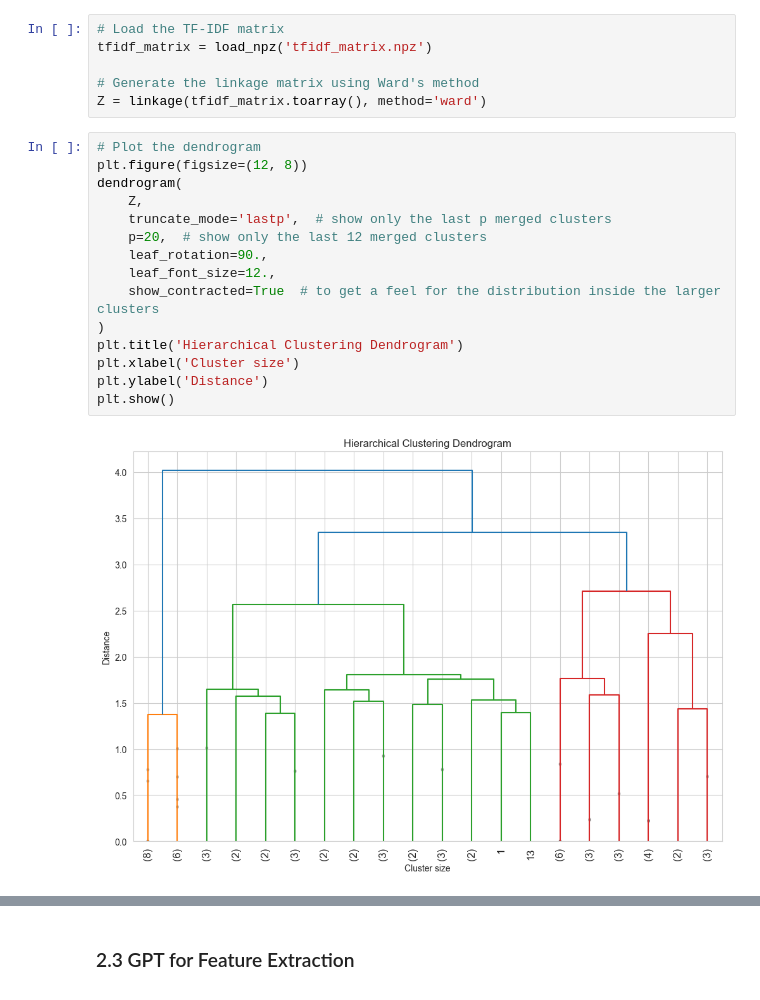
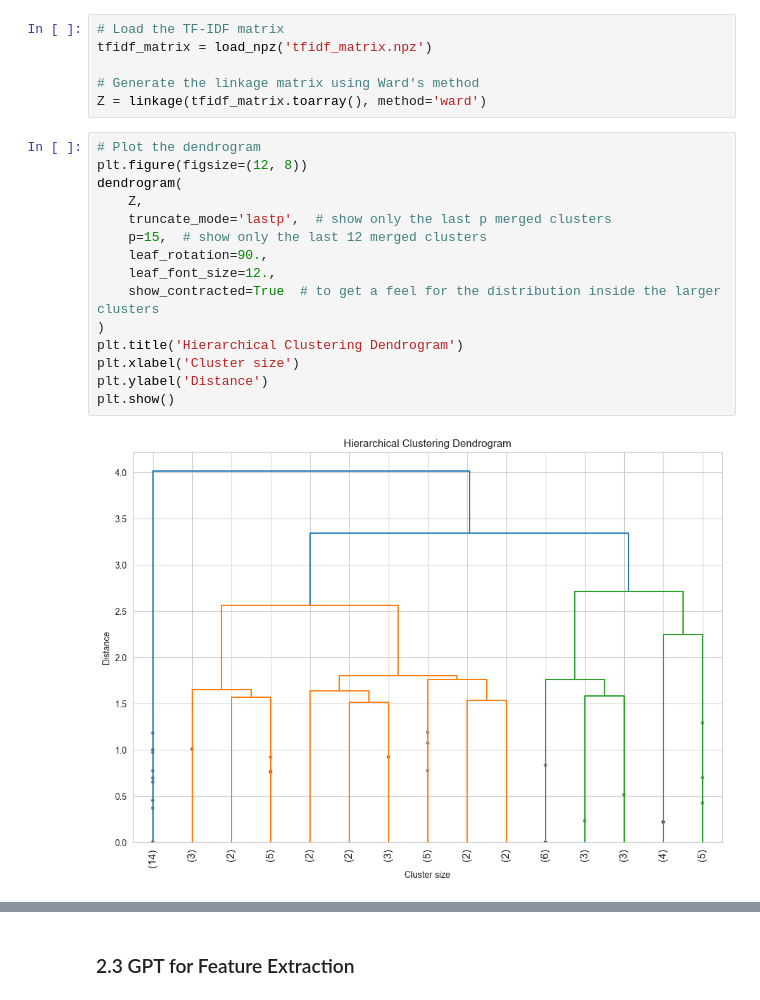
Before and after one commit to TamirG765/NLP-Clustering-Project, a Jupyter notebook: model.ipynb, the cells around one changed output, grey strips where cells are left out. Saved outputs shown, nothing was run; the diff lists cells and outputs as text.

```diff
--- a/model.ipynb
+++ b/model.ipynb
@@ -205,17 +214,17 @@ Z = linkage(tfidf_matrix.toarray(), method='ward')
 # %%
 # Plot the dendrogram
 plt.figure(figsize=(12, 8))
 dendrogram(
     Z,
     truncate_mode='lastp',  # show only the last p merged clusters
-    p=20,  # show only the last 12 merged clusters
+    p=15,  # show only the last 12 merged clusters
     leaf_rotation=90.,
     leaf_font_size=12.,
     show_contracted=True  # to get a feel for the distribution inside the larger clusters
 )
 plt.title('Hierarchical Clustering Dendrogram')
 plt.xlabel('Cluster size')
 plt.ylabel('Distance')
 plt.show()
 # %% [output]
-[figure, old version]
+[figure, new version]
```
Also changed, not shown: parts of 19 cells of this notebook, 1 other file.
